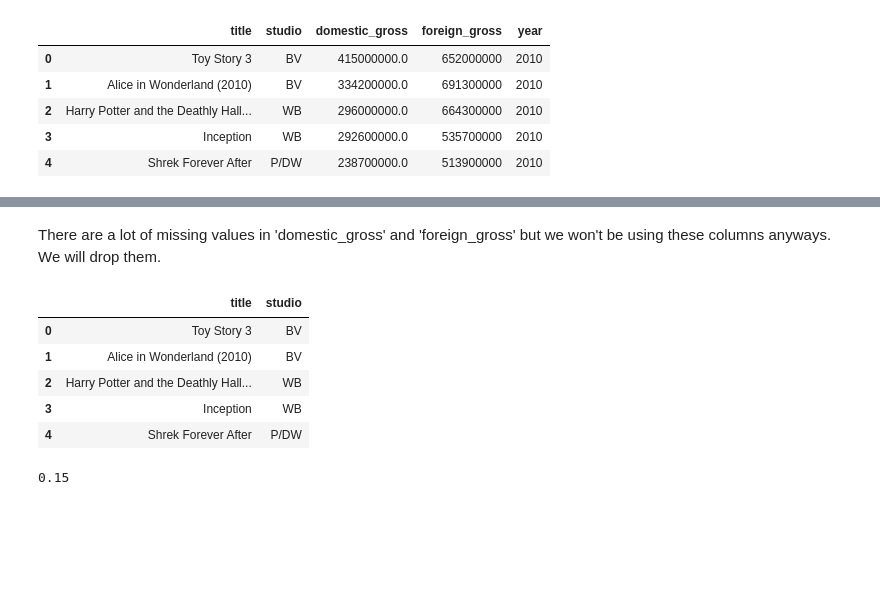
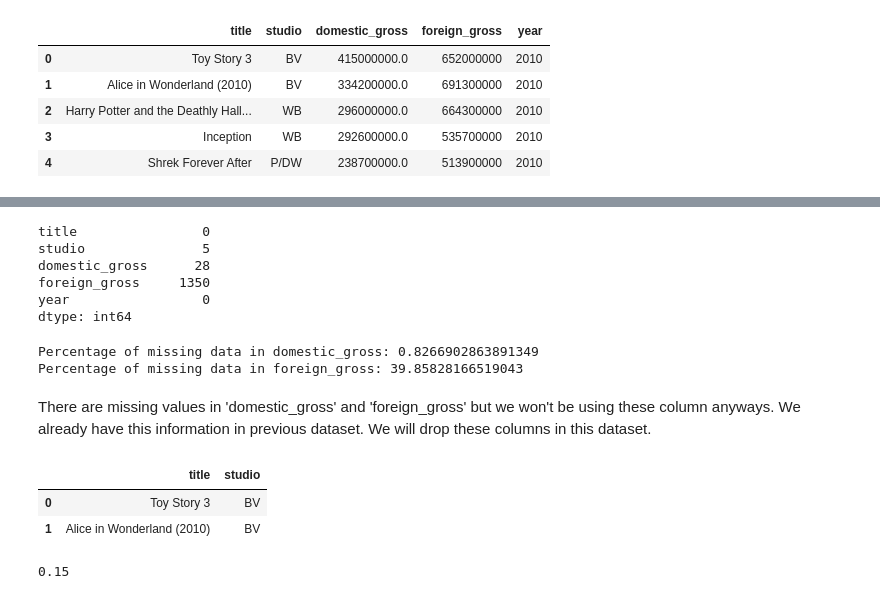
Before and after one commit to baotramduong/Porfolio_Project_The_Movie_Industry, a Jupyter notebook: Part I - Data Cleaning & Preparation of Provided Data.ipynb, the cells around one changed output, grey strips where cells are left out. Cells and saved outputs as stored; diff of their text form; code cells hidden in the pictures; blank space fills up the shorter version.

```diff
--- a/Part I - Data Cleaning & Preparation of Provided Data.ipynb
+++ b/Part I - Data Cleaning & Preparation of Provided Data.ipynb
@@ -412,3 +371,22 @@ dtype: int64
+# %%
+#check for null values
+movie_gross_df.isnull().sum()
+# %% [output]
+title                0
+studio               5
+domestic_gross      28
+foreign_gross     1350
+year                 0
+dtype: int64
+# %%
+#calculate percentage of missing data in domestic_gross
+print('Percentage of missing data in domestic_gross:', movie_gross_df['domestic_gross'].isnull().sum() / len(movie_gross_df) * 100)
+
+#calculate percentage of missing data in foreign_gross
+print('Percentage of missing data in foreign_gross:', movie_gross_df['foreign_gross'].isnull().sum() / len(movie_gross_df) * 100)
+# %% [output]
+Percentage of missing data in domestic_gross: 0.8266902863891349
+Percentage of missing data in foreign_gross: 39.85828166519043
 # %% [markdown]
-There are a lot of missing values in 'domestic_gross' and 'foreign_gross' but we won't be using these columns anyways. We will drop them.
+There are missing values in 'domestic_gross' and 'foreign_gross' but we won't be using these column anyways. We already have this information in previous dataset. We will drop these columns in this dataset.
 # %%
@@ -415,11 +394,8 @@ There are a lot of missing values in 'domestic_gross' and 'foreign_gross' but we
 movie_gross_df = movie_gross_df.drop(['domestic_gross', 'foreign_gross', 'year'], axis = 1)
 # %%
-movie_gross_df.head()
+movie_gross_df.head(2)
 # %% [output]
 |  | title | studio |
 | 0 | Toy Story 3 | BV |
 | 1 | Alice in Wonderland (2010) | BV |
-| 2 | Harry Potter and the Deathly Hall... | WB |
-| 3 | Inception | WB |
-| 4 | Shrek Forever After | P/DW |
 # %%
```
Also changed, not shown: parts of 173 cells of this notebook, 1 other file.
